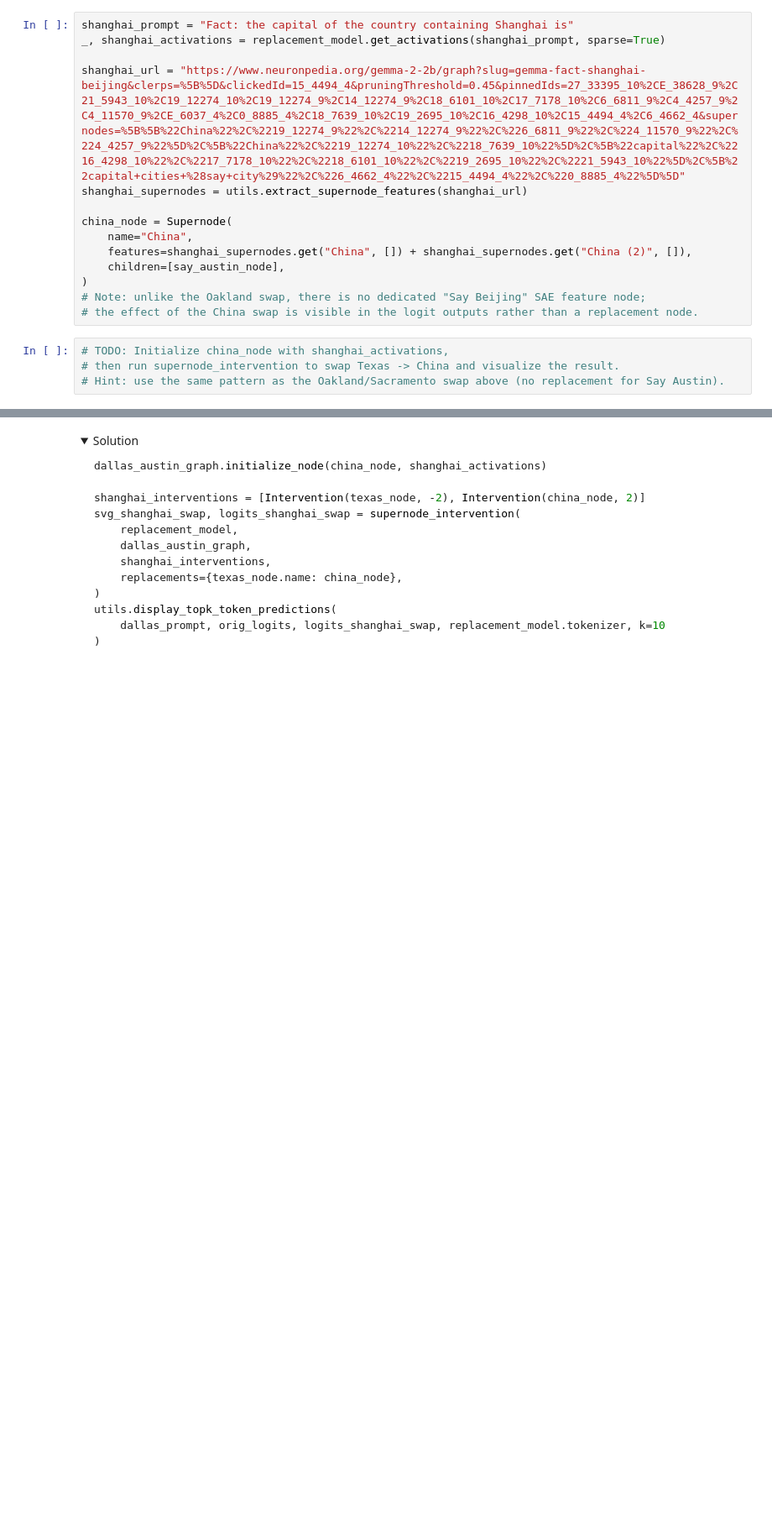
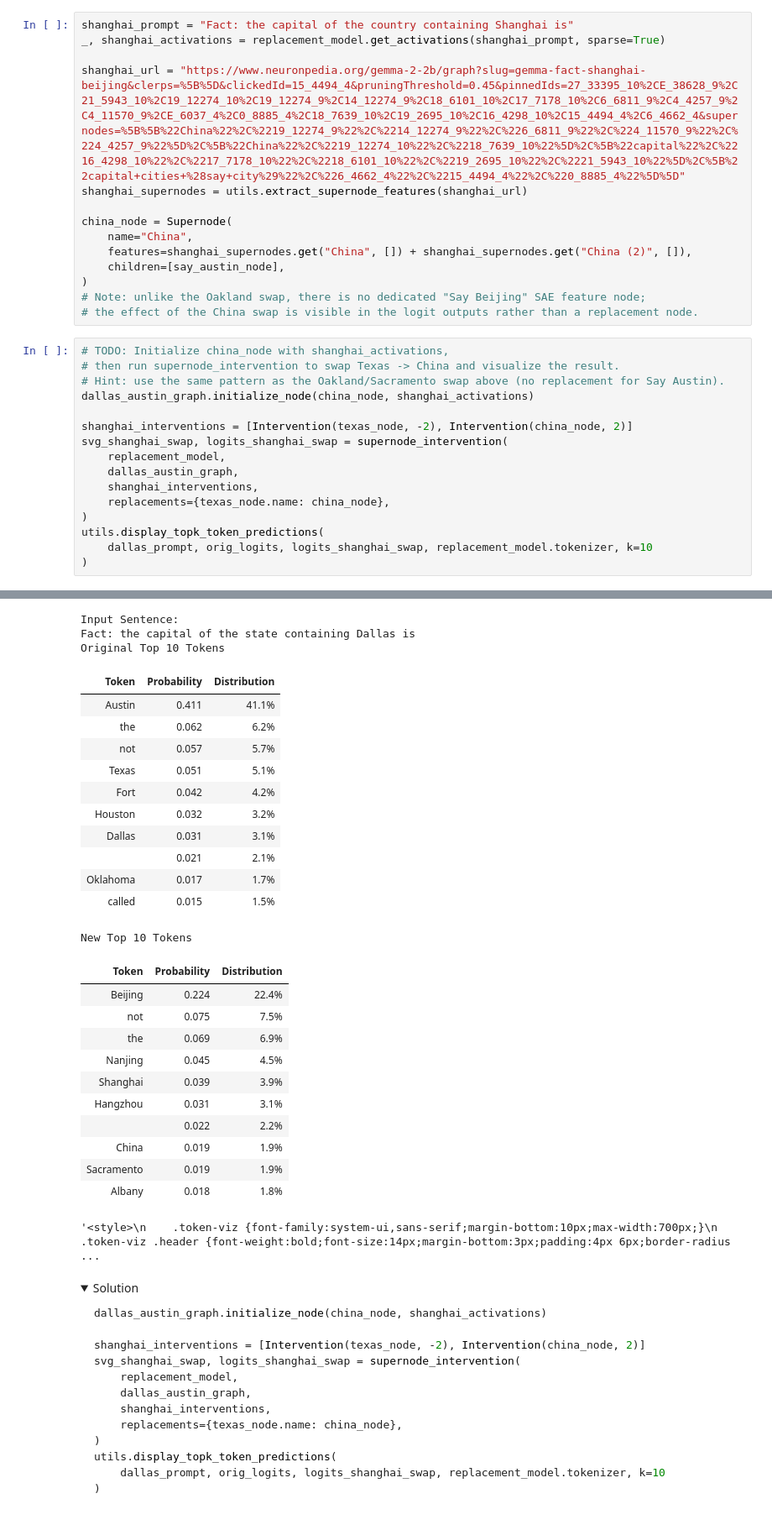
Before and after one commit to TheOphige/ARENA_3.0, a Jupyter notebook: chapter1_transformer_interp/exercises/part42_sae_circuits/1.4.2_SAE_Circuits_exercises.ipynb, the cells around one changed output, grey strips where cells are left out. Shown at 84% size. Saved outputs shown, nothing was run; the diff lists cells and outputs as text; folded sections open; blank space fills up the shorter version.

```diff
--- a/chapter1_transformer_interp/exercises/part42_sae_circuits/1.4.2_SAE_Circuits_exercises.ipynb
+++ b/chapter1_transformer_interp/exercises/part42_sae_circuits/1.4.2_SAE_Circuits_exercises.ipynb
@@ -5339,3 +5726,16 @@ china_node = Supernode(
 # TODO: Initialize china_node with shanghai_activations,
 # then run supernode_intervention to swap Texas -> China and visualize the result.
 # Hint: use the same pattern as the Oakland/Sacramento swap above (no replacement for Say Austin).
+dallas_austin_graph.initialize_node(china_node, shanghai_activations)
+
+shanghai_interventions = [Intervention(texas_node, -2), Intervention(china_node, 2)]
+svg_shanghai_swap, logits_shanghai_swap = supernode_intervention(
+    replacement_model,
+    dallas_austin_graph,
+    shanghai_interventions,
+    replacements={texas_node.name: china_node},
+)
+utils.display_topk_token_predictions(
+    dallas_prompt, orig_logits, logits_shanghai_swap, replacement_model.tokenizer, k=10
+)
+# %% [output]
@@ -5342,3 +5743,30 @@ china_node = Supernode(
+Input Sentence:
+Fact: the capital of the state containing Dallas is
+Original Top 10 Tokens
+| Token | Probability | Distribution |
+| Austin | 0.411 | 41.1% |
+| the | 0.062 | 6.2% |
+| not | 0.057 | 5.7% |
+| Texas | 0.051 | 5.1% |
+| Fort | 0.042 | 4.2% |
+| Houston | 0.032 | 3.2% |
+| Dallas | 0.031 | 3.1% |
+|  | 0.021 | 2.1% |
+| Oklahoma | 0.017 | 1.7% |
+| called | 0.015 | 1.5% |
+New Top 10 Tokens
+| Token | Probability | Distribution |
+| Beijing | 0.224 | 22.4% |
+| not | 0.075 | 7.5% |
+| the | 0.069 | 6.9% |
+| Nanjing | 0.045 | 4.5% |
+| Shanghai | 0.039 | 3.9% |
+| Hangzhou | 0.031 | 3.1% |
+|  | 0.022 | 2.2% |
+| China | 0.019 | 1.9% |
+| Sacramento | 0.019 | 1.9% |
+| Albany | 0.018 | 1.8% |
+'<style>\n    .token-viz {font-family:system-ui,sans-serif;margin-bottom:10px;max-width:700px;}\n    .token-viz .header {font-weight:bold;font-size:14px;margin-bottom:3px;padding:4px 6px;border-radius ...
 # %% [markdown]
 <details><summary>Solution</summary>
 
```
Also changed, not shown: parts of 26 cells of this notebook.
